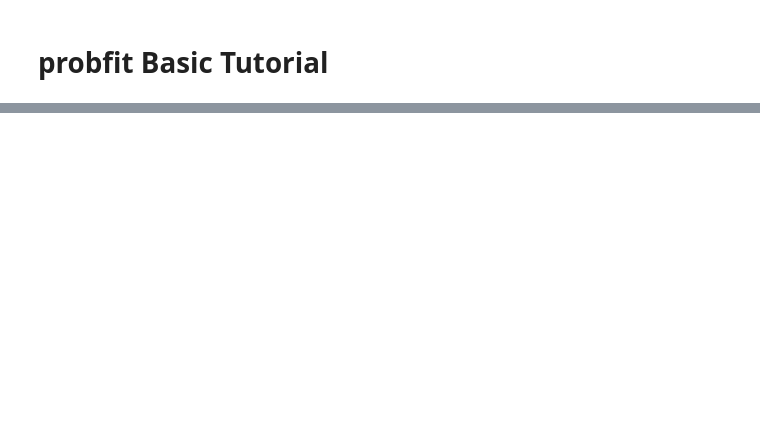
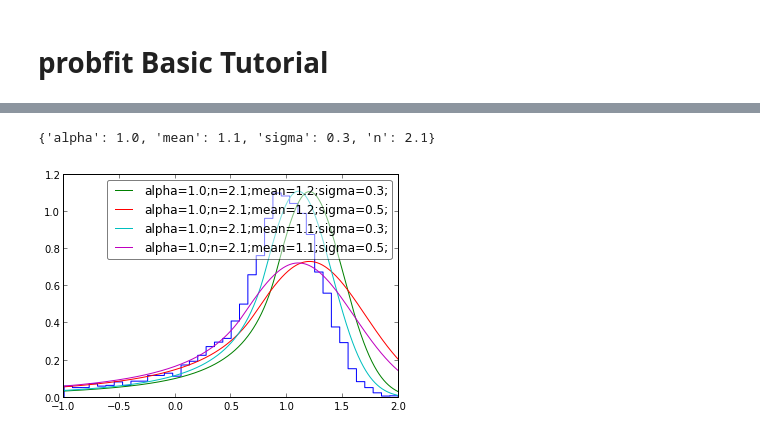
Before and after one commit to scikit-hep/probfit, a Jupyter notebook: tutorial/tutorial.ipynb, the cells around one changed output, grey strips where cells are left out. Drawn from its saved outputs; the diff is of its cells as text; code cells hidden in the pictures; blank space fills up the shorter version.

```diff
--- a/tutorial/tutorial.ipynb
+++ b/tutorial/tutorial.ipynb
@@ -775,0 +561,12 @@ simlh.draw(minimizer);
+# %%
+# Or try multiple sets of parameters
+# (too many will just confuse you)
+best_try = probfit.try_uml(normalized_crystalball, data, alpha=1., n=2.1, mean=[1.2, 1.1], sigma=[0.3, 0.5])
+# try_uml computes the unbinned likelihood for each set of parameters and returns the best
+# one as a dictionary.
+# This is actually a poor-man's optimization algorithm in itself called grid search
+# which is popular to find good start values for other, faster optimization methods like MIGRAD.
+print(best_try)
+# %% [output]
+{'alpha': 1.0, 'mean': 1.1, 'sigma': 0.3, 'n': 2.1}
+[figure, added]
```
Also changed, not shown: parts of 158 cells of this notebook, 1 other file.
